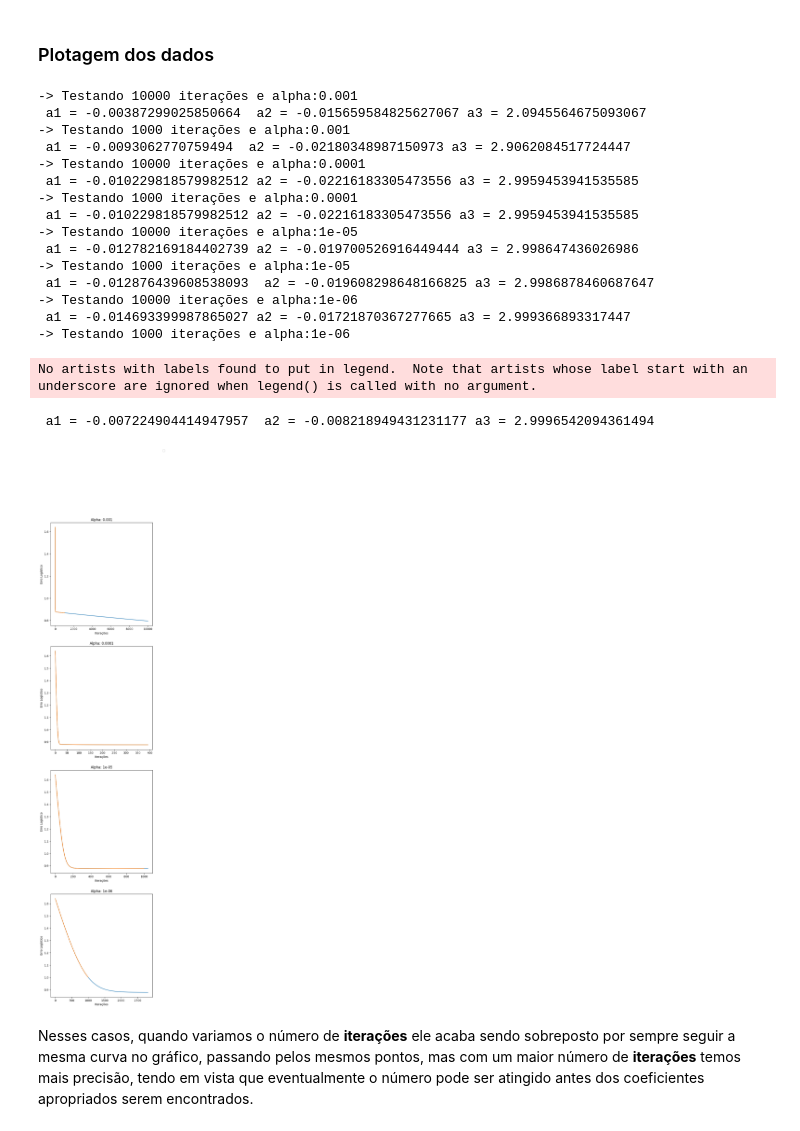
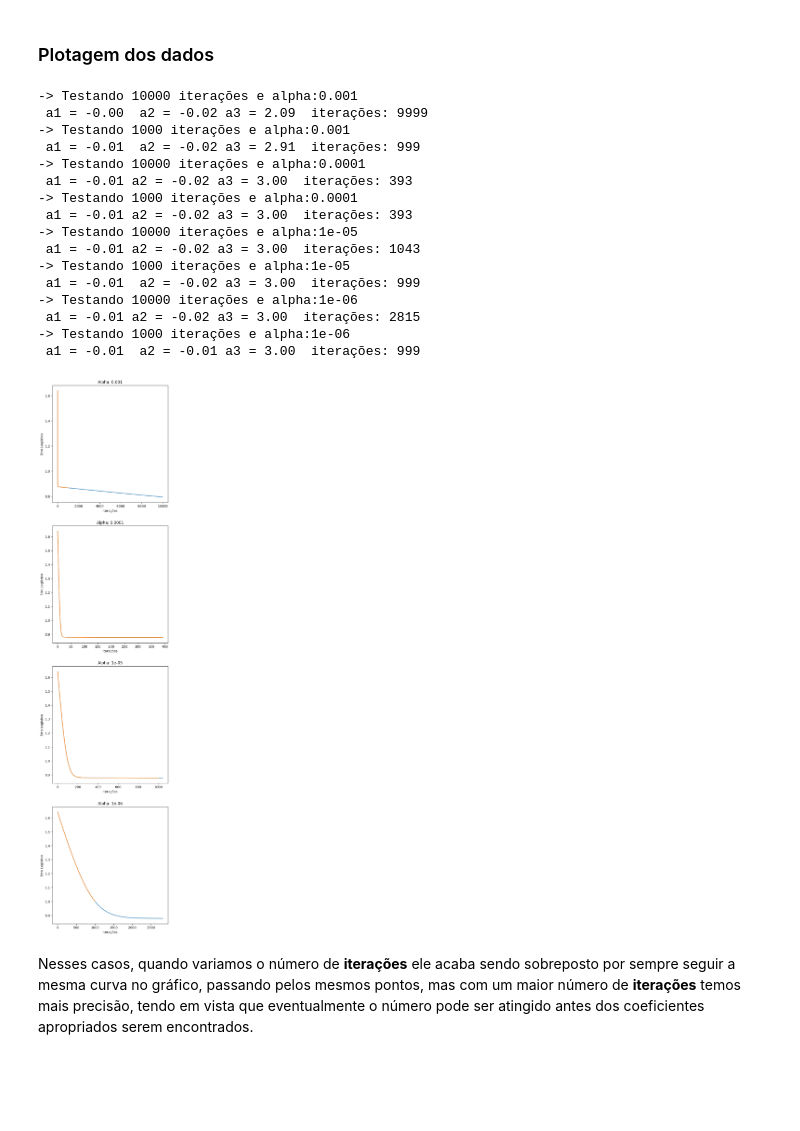
Before and after one commit to Dantae-Jekins/comp_cient., a Jupyter notebook: ep02/gradient_descentTestes.ipynb, the cells around one changed output. Drawn from its saved outputs; the diff is of its cells as text; code cells hidden in the pictures; blank space fills up the shorter version.

```diff
--- a/ep02/gradient_descentTestes.ipynb
+++ b/ep02/gradient_descentTestes.ipynb
@@ -153,44 +153,42 @@ for i in alpha:
     graph[gidx].set_title("Alpha: "+str(i))
     graph[gidx].set_xlabel(" Iterações ");
     graph[gidx].set_ylabel(" Erro Logístico ");
 
     for j in iteracoes:
         x1 = notas.nota_1;
         x2 = notas.nota_2;
         y = notas.resultado;
 
         print("-> Testando "+str(j)+" iterações e alpha:"+str(i))
         a, b, c, erros, cnt, a1_list, a2_list = classificador(y, x1, x2,alpha=i,iters=j);
         index = np.arange(cnt);
         graph[gidx].plot(index, erros);
 
 
     gidx=gidx+1
 
 #graph.set_xlim(0,10000)
 #graph.set_ylim(0,5)
-fig.legend()
 fig.set_figheight(30)
 fig.show();
 # %% [output]
 -> Testando 10000 iterações e alpha:0.001
- a1 = -0.00387299025850664  a2 = -0.015659584825627067 a3 = 2.0945564675093067
+ a1 = -0.00  a2 = -0.02 a3 = 2.09  iterações: 9999
 -> Testando 1000 iterações e alpha:0.001
- a1 = -0.0093062770759494  a2 = -0.02180348987150973 a3 = 2.9062084517724447
+ a1 = -0.01  a2 = -0.02 a3 = 2.91  iterações: 999
 -> Testando 10000 iterações e alpha:0.0001
- a1 = -0.010229818579982512 a2 = -0.02216183305473556 a3 = 2.9959453941535585
+ a1 = -0.01 a2 = -0.02 a3 = 3.00  iterações: 393
 -> Testando 1000 iterações e alpha:0.0001
- a1 = -0.010229818579982512 a2 = -0.02216183305473556 a3 = 2.9959453941535585
+ a1 = -0.01 a2 = -0.02 a3 = 3.00  iterações: 393
 -> Testando 10000 iterações e alpha:1e-05
- a1 = -0.012782169184402739 a2 = -0.019700526916449444 a3 = 2.998647436026986
+ a1 = -0.01 a2 = -0.02 a3 = 3.00  iterações: 1043
 -> Testando 1000 iterações e alpha:1e-05
- a1 = -0.012876439608538093  a2 = -0.019608298648166825 a3 = 2.9986878460687647
+ a1 = -0.01  a2 = -0.02 a3 = 3.00  iterações: 999
 -> Testando 10000 iterações e alpha:1e-06
- a1 = -0.014693399987865027 a2 = -0.01721870367277665 a3 = 2.999366893317447
+ a1 = -0.01 a2 = -0.02 a3 = 3.00  iterações: 2815
 -> Testando 1000 iterações e alpha:1e-06
+ a1 = -0.01  a2 = -0.01 a3 = 3.00  iterações: 999
-No artists with labels found to put in legend.  Note that artists whose label start with an underscore are ignored when legend() is called with no argument.
- a1 = -0.007224904414947957  a2 = -0.008218949431231177 a3 = 2.9996542094361494
-[figure, old version]
+[figure, new version]
 # %% [markdown]
 Nesses casos, quando variamos o número de **iterações** ele acaba sendo sobreposto por sempre seguir a mesma curva no gráfico, passando pelos mesmos pontos, mas com um maior número de **iterações** temos mais precisão, tendo em vista que eventualmente o número pode ser atingido antes dos coeficientes apropriados serem encontrados.
 # %%
```
Also changed, not shown: parts of 3 cells of this notebook, 1 other file.
